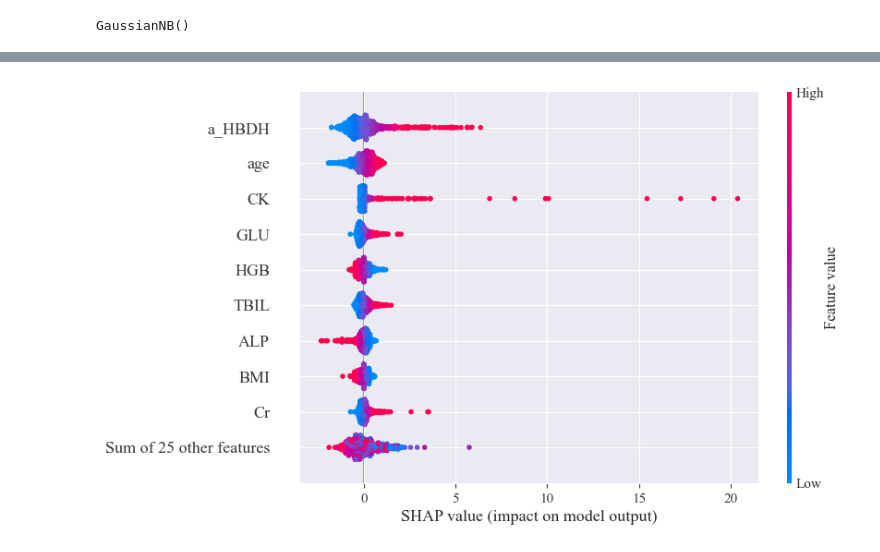
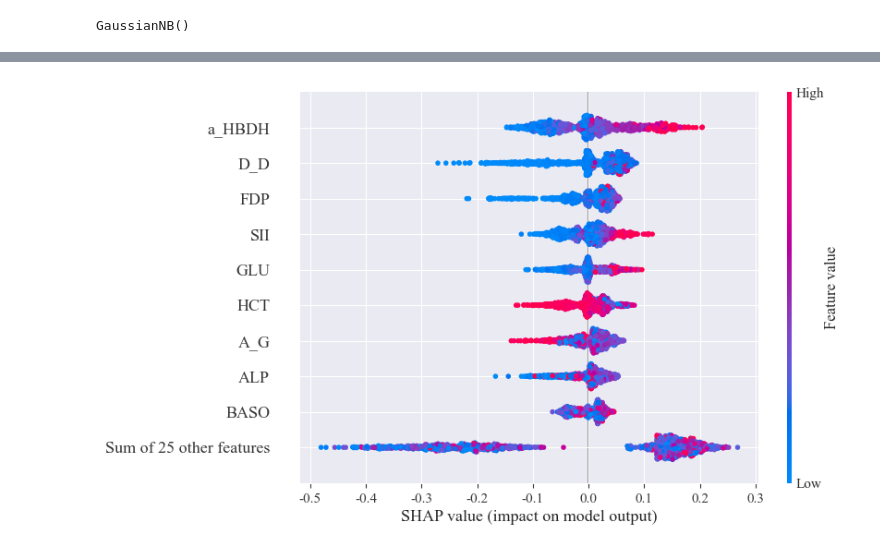
Before and after one commit to Rbionewer/gengzhi321, a Jupyter notebook: t-test.ipynb, the cells around one changed output, grey strips where cells are left out. Saved outputs shown, nothing was run; the diff lists cells and outputs as text; code cells hidden in the pictures.

```diff
--- a/t-test.ipynb
+++ b/t-test.ipynb
@@ -135,5 +135,10 @@ from sklearn.linear_model import LogisticRegression
 # initialize the model
 lr = LogisticRegression(random_state=123456)
 # train the model
+# scale the data
+from sklearn.preprocessing import StandardScaler
+scaler = StandardScaler()
+X_resampled = scaler.fit_transform(X_resampled)
+X_test = scaler.transform(X_test)
 lr.fit(X_resampled, y_resampled)
 # %% [output]
@@ -209,7 +207,7 @@ plt.savefig('roc_svm.png')
 # train a MLP model
 from sklearn.neural_network import MLPClassifier
 # initialize the model
-mlp = MLPClassifier(random_state=123456)
+mlp = MLPClassifier(random_state=123456,max_iter=1000)
 # train the model
 mlp.fit(X_resampled, y_resampled)
 # %% [output]
@@ -277,7 +275,7 @@ plt.savefig('roc_nb.png')
 # train a xgboost model
 from xgboost import XGBClassifier
 # initialize the model
-xgb = XGBClassifier(gamma= 2.9,n_estimators=584,learning_rate=0.01,max_depth=7,colsample_bytree=0.76,  random_state=2004)
+xgb = XGBClassifier()
 # train the model
 xgb.fit(X_resampled, y_resampled)
 # %% [output]
@@ -319,0 +318,8 @@ plt.savefig('roc_xgboost.png')
+# %%
+# lightGBM model
+from lightgbm import LGBMClassifier
+# initialize the model
+# use grid search to find best parameters
+lgb = LGBMClassifier(   boosting_type='gbdt', num_leaves=31, max_depth=-1, learning_rate=0.1, n_estimators=100, subsample_for_bin=200000, objective=None, class_weight=None, min_split_gain=0.0, min_child_weight=0.001, min_child_samples=20, subsample=1.0, subsample_freq=0, colsample_bytree=1.0, reg_alpha=0, reg_lambda=0.0, random_state=None, n_jobs=-1, silent=True, importance_type='split')
+# train the model
+lgb.fit(X_resampled, y_resampled)
@@ -320,19 +363,19 @@ plt.savefig('roc_xgboost.png')
 # %%
 # use shap to explain the lr model
 import shap
 # initialize the explainer
 # model is xgboost, should use explainer = shap.TreeExplainer(ada)
-explainer = shap.Explainer(lr, X_resampled, model_output='probability')
+explainer = shap.TreeExplainer(lgb, X_resampled, model_output='probability')
 shap_values = explainer.shap_values(X_resampled)
 # get the importance of each feature
 # repeat the deleted
 shap_values_1 = shap_values[:, :]
 # 将shap_values_1转换为Explanation对象
-shap_values_Explanation = shap.Explanation(values=shap_values_1, data=X_resampled, feature_names=X_resampled.columns)
+shap_values_Explanation = shap.Explanation(values=shap_values_1, data=X_resampled, feature_names=df_selected.columns)
 # draw beewarm plot
 shap.plots.beeswarm(shap_values_Explanation)
 # %% [output]
-[figure, old version]
+[figure, new version]
 # %%
 # draw histogram  of the shap values
 shap.plots.bar(shap_values_Explanation)
```
Also changed, not shown: parts of 12 cells of this notebook.
